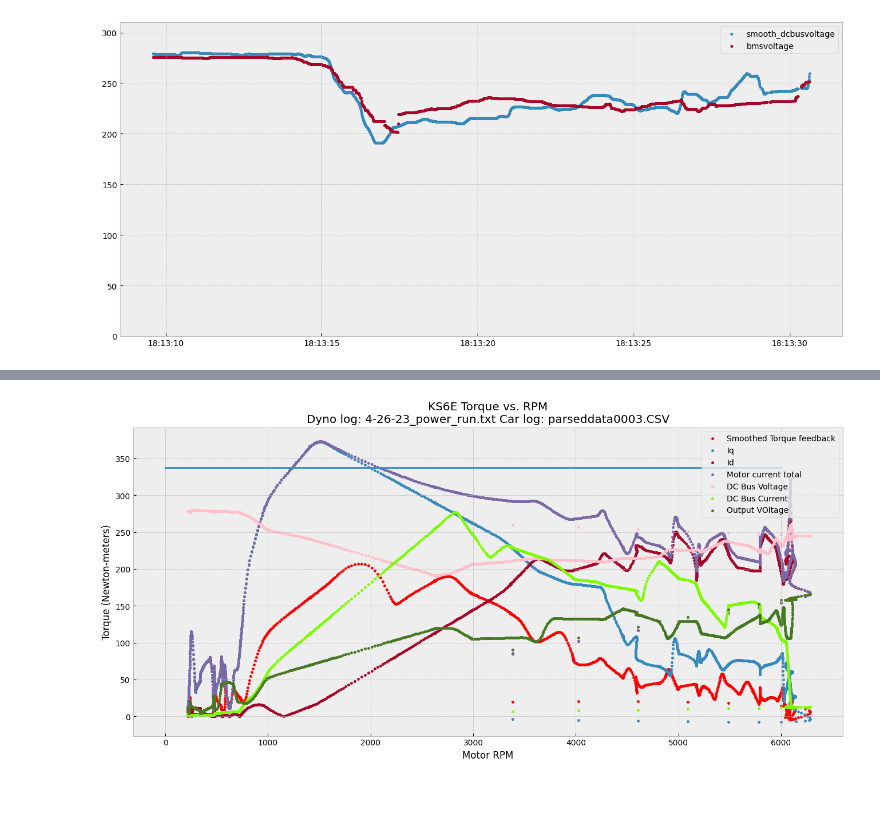
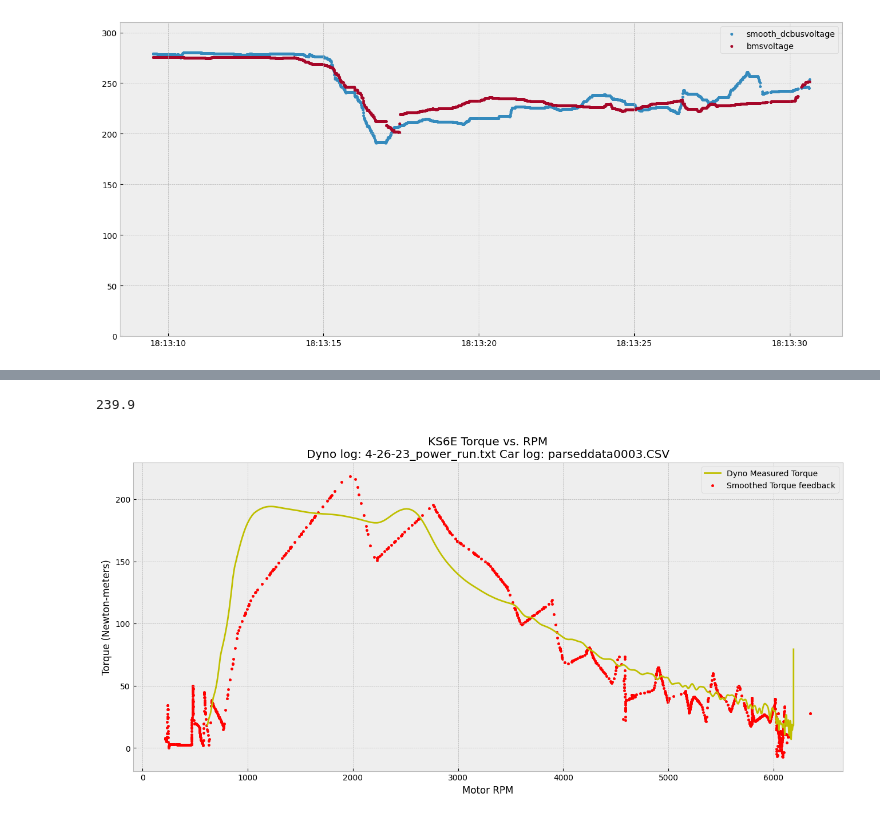
Before and after one commit to KSU-MS/KS5e-Data-Logging, a Jupyter notebook: motor_power_graphs.ipynb, the cells around one changed output, grey strips where cells are left out. Cells and saved outputs as stored; diff of their text form; code cells hidden in the pictures.

```diff
--- a/motor_power_graphs.ipynb
+++ b/motor_power_graphs.ipynb
@@ -154,7 +154,7 @@ car_log_cols_to_keep = [
     "Pack_Current", "Pack_Inst_Voltage", "D4_Iq", "D3_Id",
     "D2_Output_Voltage", "D3_VAB_Vd_Voltage", "D4_VBC_Vq_Voltage",
     "D1_DC_Bus_Voltage","D4_DC_Bus_Current",
-    "D1_Motor_Angle_Electrical"]
+    "D1_Motor_Angle_Electrical",'D2_Flux_Weakening_Output']
 
 vehicle_log = vehicle_log[car_log_cols_to_keep]
 
@@ -173,7 +173,7 @@ vehicle_log["kw"] = vehicle_log["Pack_Current"] * \
 order = 2
 fs = 1 / (10 / 1000)  # Sampling frequency
 nyquist = fs / 2
-cutoff = min(0.5 * nyquist, 5)  # Desired cutoff frequency of the filter (Hz)
+cutoff = min(0.5 * nyquist, 100)  # Desired cutoff frequency of the filter (Hz)
 print(str(cutoff)+"Hz")
 b, a = butter(order, cutoff / (fs / 2), btype='low')
 
@@ -201,5 +201,5 @@ vehicle_log["chatgpt_power"] = (vehicle_log['smooth_vd'] * vehicle_log['smooth_i
                                 vehicle_log['smooth_vq'] * vehicle_log['smooth_iq'])/power_factor/1000
 vehicle_log['torque_feedback_pwr_kw'] = vehicle_log['smooth_trq'] * vehicle_log['smooth_rpm'] / 9548.8
 vehicle_log['motor_power_kt_calc'] = vehicle_log["calc_motor_torque"] * vehicle_log['smooth_rpm'] / 9548.8
-vehicle_log.max()
+vehicle_log.min()
 # %% [output]
@@ -348,41 +432,45 @@ plt.show()
+# %%
+vehicle_log['D1_Commanded_Torque'].max()
+# %% [output]
+239.9
 # %%
 # plot torques and rpms to compare
 
 fig,ax = plt.subplots(figsize=(16,7))
-# ax.plot(dynorun["motor_rpm"],dynorun["motor_torque"],label="Dyno Measured Torque",color='y')
+ax.plot(dynorun["motor_rpm"],dynorun["motor_torque"],label="Dyno Measured Torque",color='y')
 
 for dim in tire_dims:
     ax.plot(dynorun["motor_rpm_"+str(dim)],dynorun["motor_torque_"+str(dim)],label="motor_torque_"+str(dim))
 
 # ax.scatter(vehicle_log["D2_Motor_Speed"],vehicle_log["D2_Torque_Feedback"],marker='.',color='indigo',label="PM100 Torque Feedback")
 ax.scatter(vehicle_log["smooth_rpm"],vehicle_log["smooth_trq"],marker='.',label="Smoothed Torque feedback",c='r')
 
 power_limit = 20 # Kilowatts
 vehicle_log['power_limited_torque'] = (power_limit*9548.8/vehicle_log['smooth_rpm'])
 
 # ax.plot(vehicle_log['smooth_rpm'],vehicle_log['power_limited_torque'],label=f"Torque limit based on {power_limit}kW Power Limit",linestyle='-.')
 # ax.plot([0,6000],[120,120],label="120Nm",linestyle='-.')
 # ax.plot([0,6000],[240,240],label="240Nm",linestyle='-.')
 
 # trqmax = vehicle_log['smooth_trq'].max()
 # trqindexmax = vehicle_log['smooth_trq'].idxmax()
 
 # ax.plot([0,vehicle_log['smooth_rpm'][trqindexmax]],[trqmax,trqmax],label=f'{trqmax:.1f}Nm (Max torque actually achieved)',linestyle='-.',color='r')
 
-ax.scatter(vehicle_log['smooth_rpm'],vehicle_log['smooth_iq'],label='Iq',marker='.')
-ax.scatter(vehicle_log['smooth_rpm'],vehicle_log['smooth_id'].abs(),label='Id',marker='.')
-ax.scatter(vehicle_log['smooth_rpm'],vehicle_log['motor_current'],label='Motor current total',marker='.')
-ax.scatter(vehicle_log['smooth_rpm'],vehicle_log['smooth_dcbusvoltage'],label='DC Bus Voltage',c='pink',marker='.')
-ax.scatter(vehicle_log['smooth_rpm'],vehicle_log['smooth_dcbuscurrent'],label='DC Bus Current',c='lawngreen',marker='.')
-ax.scatter(vehicle_log['smooth_rpm'],vehicle_log['smooth_outputvoltage'],label='Output VOltage',marker='.')
-ax.plot([0,6000],[338,338])
+# ax.scatter(vehicle_log['smooth_rpm'],vehicle_log['smooth_iq'],label='Iq',marker='.')
+# ax.scatter(vehicle_log['smooth_rpm'],vehicle_log['smooth_id'].abs(),label='Id',marker='.')
+# ax.scatter(vehicle_log['smooth_rpm'],vehicle_log['motor_current'],label='Motor current total',marker='.')
+# ax.scatter(vehicle_log['smooth_rpm'],vehicle_log['smooth_dcbusvoltage'],label='DC Bus Voltage',c='pink',marker='.')
+# ax.scatter(vehicle_log['smooth_rpm'],vehicle_log['smooth_dcbuscurrent'],label='DC Bus Current',c='lawngreen',marker='.')
+# ax.scatter(vehicle_log['smooth_rpm'],vehicle_log['smooth_outputvoltage'],label='Output VOltage',marker='.')
+# ax.plot([0,6000],[338,338])
 plt.xlabel("Motor RPM")
 plt.ylabel("Torque (Newton-meters)")
 plt.legend(loc="upper right")
 plt.title("KS6E Torque vs. RPM"+filenames)
 plt.show()
 # %% [output]
-[figure, old version]
+[figure, new version]
 # %%
 fig,ax = plt.subplots(figsize=(16,9))
 ax.plot(dynorun["s"],dynorun['motor_torque'],label="DynoTorque",c="r")
```
Also changed, not shown: parts of 17 cells of this notebook, 42 other files.
